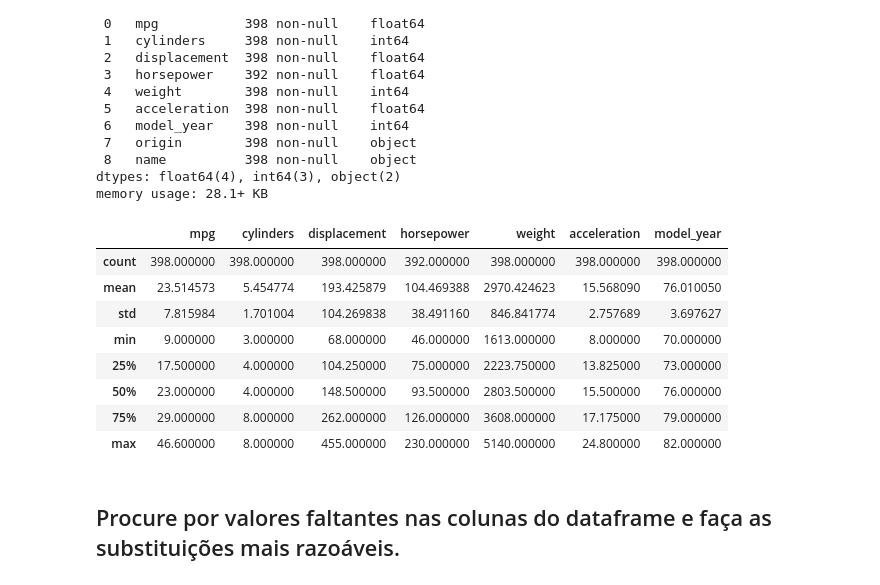
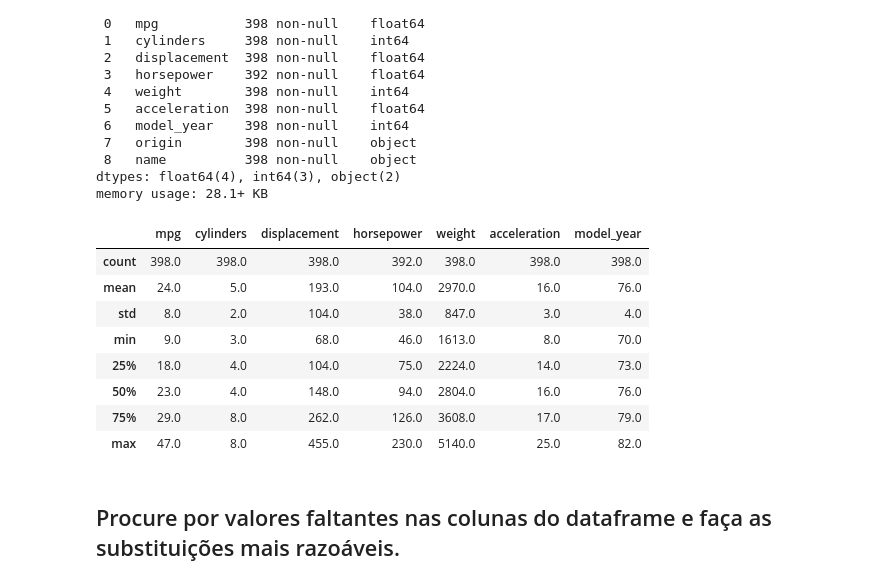
Before and after one commit to taispin/DataScience-DH, a Jupyter notebook: Desafio_0/DSTN02_DESAFIO.ipynb, the cells around one changed output. Saved outputs shown, nothing was run; the diff lists cells and outputs as text; code cells hidden in the pictures.

```diff
--- a/Desafio_0/DSTN02_DESAFIO.ipynb
+++ b/Desafio_0/DSTN02_DESAFIO.ipynb
@@ -67,17 +67,17 @@ dtypes: float64(4), int64(3), object(2)
 memory usage: 28.1+ KB
 # %%
 # OBSERVAÇÃO INICIAL: MEDIDAS DE DISPERÇÃO DOS ATRIBUTOS
-auto_industry.describe()
+auto_industry.describe().round()
 # %% [output]
 |  | mpg | cylinders | displacement | horsepower | weight | acceleration | model_year |
-| count | 398.000000 | 398.000000 | 398.000000 | 392.000000 | 398.000000 | 398.000000 | 398.000000 |
-| mean | 23.514573 | 5.454774 | 193.425879 | 104.469388 | 2970.424623 | 15.568090 | 76.010050 |
-| std | 7.815984 | 1.701004 | 104.269838 | 38.491160 | 846.841774 | 2.757689 | 3.697627 |
-| min | 9.000000 | 3.000000 | 68.000000 | 46.000000 | 1613.000000 | 8.000000 | 70.000000 |
-| 25% | 17.500000 | 4.000000 | 104.250000 | 75.000000 | 2223.750000 | 13.825000 | 73.000000 |
-| 50% | 23.000000 | 4.000000 | 148.500000 | 93.500000 | 2803.500000 | 15.500000 | 76.000000 |
-| 75% | 29.000000 | 8.000000 | 262.000000 | 126.000000 | 3608.000000 | 17.175000 | 79.000000 |
-| max | 46.600000 | 8.000000 | 455.000000 | 230.000000 | 5140.000000 | 24.800000 | 82.000000 |
+| count | 398.0 | 398.0 | 398.0 | 392.0 | 398.0 | 398.0 | 398.0 |
+| mean | 24.0 | 5.0 | 193.0 | 104.0 | 2970.0 | 16.0 | 76.0 |
+| std | 8.0 | 2.0 | 104.0 | 38.0 | 847.0 | 3.0 | 4.0 |
+| min | 9.0 | 3.0 | 68.0 | 46.0 | 1613.0 | 8.0 | 70.0 |
+| 25% | 18.0 | 4.0 | 104.0 | 75.0 | 2224.0 | 14.0 | 73.0 |
+| 50% | 23.0 | 4.0 | 148.0 | 94.0 | 2804.0 | 16.0 | 76.0 |
+| 75% | 29.0 | 8.0 | 262.0 | 126.0 | 3608.0 | 17.0 | 79.0 |
+| max | 47.0 | 8.0 | 455.0 | 230.0 | 5140.0 | 25.0 | 82.0 |
 # %% [markdown]
 ## Procure por valores faltantes nas colunas do dataframe e faça as substituições mais razoáveis.
 # %%
```
Also changed, not shown: parts of 23 cells of this notebook.
